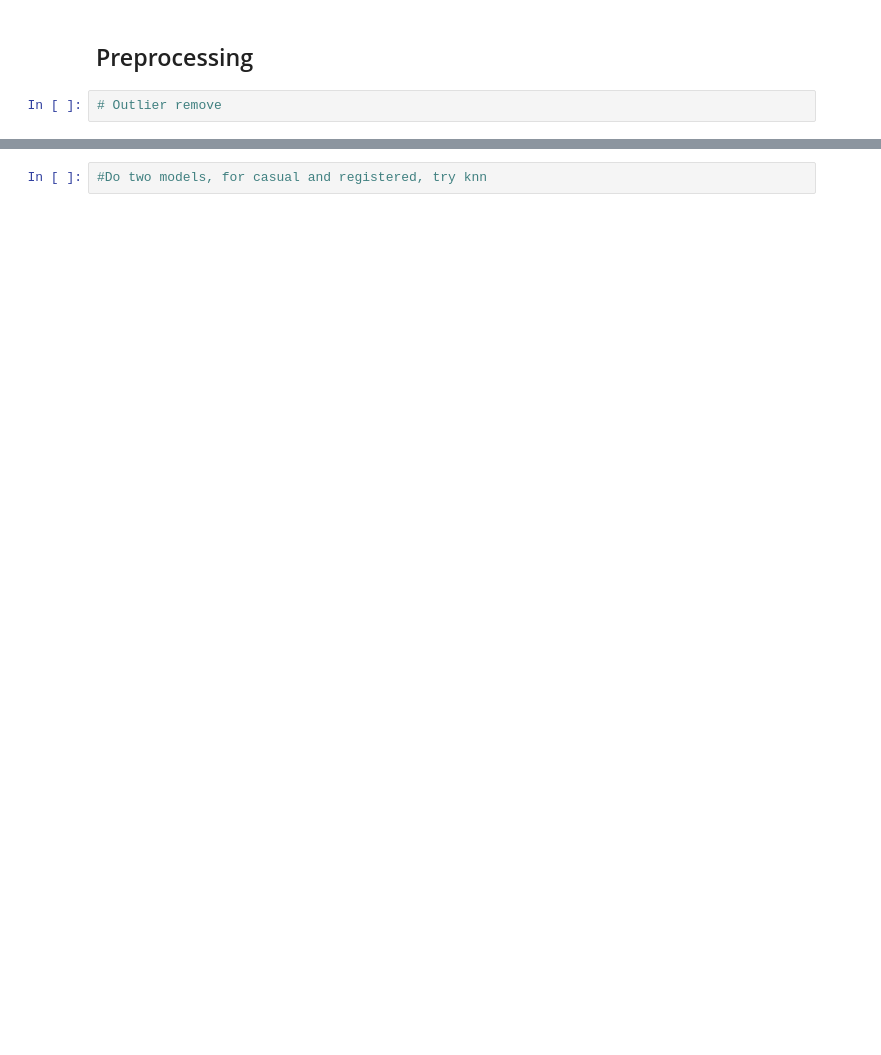
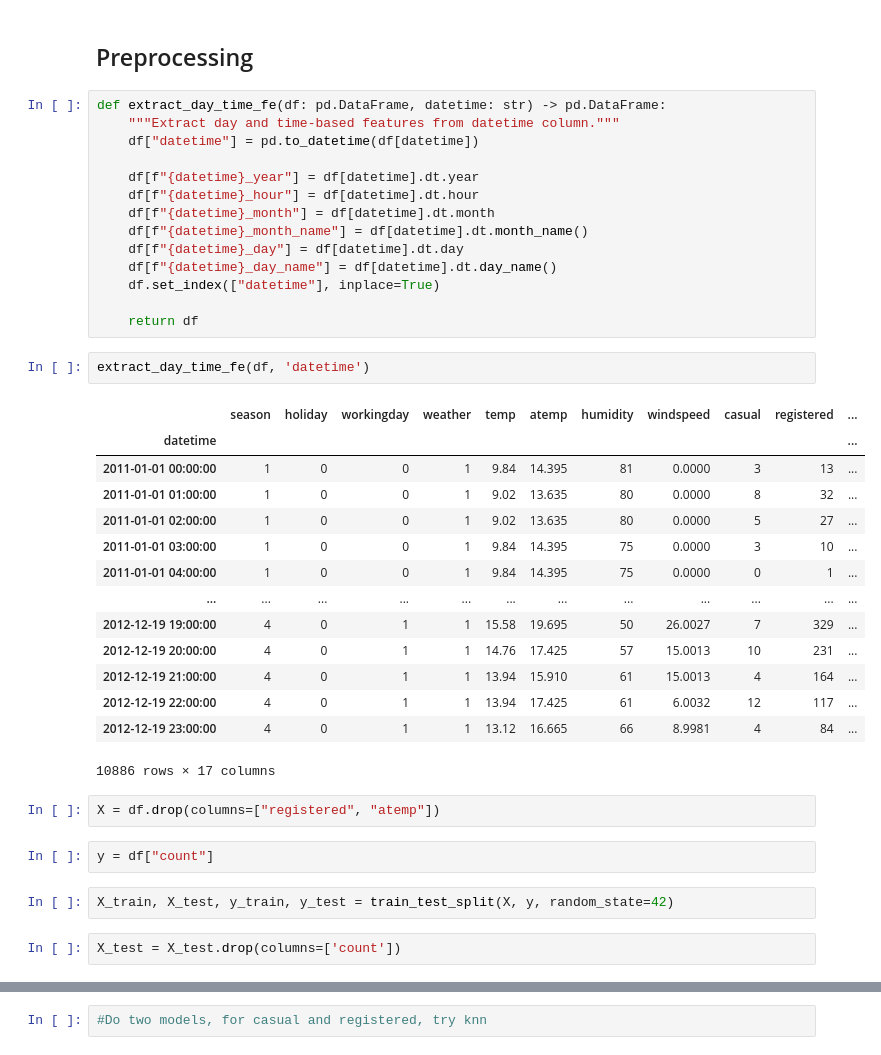
Before and after one commit to Maras13/Bike_Share_Demand, a Jupyter notebook: bikes.ipynb, the cells around one changed output, grey strips where cells are left out. Drawn from its saved outputs; the diff is of its cells as text; blank space fills up the shorter version.

```diff
--- a/bikes.ipynb
+++ b/bikes.ipynb
@@ -49,5 +65,42 @@ df=pd.read_csv('data/train.csv', parse_dates=True)
 # %% [markdown]
 ## Preprocessing
+# %%
+def extract_day_time_fe(df: pd.DataFrame, datetime: str) -> pd.DataFrame:
+    """Extract day and time-based features from datetime column."""
+    df["datetime"] = pd.to_datetime(df[datetime])
+
+    df[f"{datetime}_year"] = df[datetime].dt.year
+    df[f"{datetime}_hour"] = df[datetime].dt.hour
+    df[f"{datetime}_month"] = df[datetime].dt.month
+    df[f"{datetime}_month_name"] = df[datetime].dt.month_name()
+    df[f"{datetime}_day"] = df[datetime].dt.day
+    df[f"{datetime}_day_name"] = df[datetime].dt.day_name()
+    df.set_index(["datetime"], inplace=True)
+
+    return df
+# %%
+extract_day_time_fe(df, 'datetime')
+# %% [output]
+|  | season | holiday | workingday | weather | temp | atemp | humidity | windspeed | casual | registered | ... |
+| datetime |  |  |  |  |  |  |  |  |  |  | ... |
+| 2011-01-01 00:00:00 | 1 | 0 | 0 | 1 | 9.84 | 14.395 | 81 | 0.0000 | 3 | 13 | ... |
+| 2011-01-01 01:00:00 | 1 | 0 | 0 | 1 | 9.02 | 13.635 | 80 | 0.0000 | 8 | 32 | ... |
+| 2011-01-01 02:00:00 | 1 | 0 | 0 | 1 | 9.02 | 13.635 | 80 | 0.0000 | 5 | 27 | ... |
+| 2011-01-01 03:00:00 | 1 | 0 | 0 | 1 | 9.84 | 14.395 | 75 | 0.0000 | 3 | 10 | ... |
+| 2011-01-01 04:00:00 | 1 | 0 | 0 | 1 | 9.84 | 14.395 | 75 | 0.0000 | 0 | 1 | ... |
+| ... | ... | ... | ... | ... | ... | ... | ... | ... | ... | ... | ... |
+| 2012-12-19 19:00:00 | 4 | 0 | 1 | 1 | 15.58 | 19.695 | 50 | 26.0027 | 7 | 329 | ... |
+| 2012-12-19 20:00:00 | 4 | 0 | 1 | 1 | 14.76 | 17.425 | 57 | 15.0013 | 10 | 231 | ... |
+| 2012-12-19 21:00:00 | 4 | 0 | 1 | 1 | 13.94 | 15.910 | 61 | 15.0013 | 4 | 164 | ... |
+| 2012-12-19 22:00:00 | 4 | 0 | 1 | 1 | 13.94 | 17.425 | 61 | 6.0032 | 12 | 117 | ... |
+| 2012-12-19 23:00:00 | 4 | 0 | 1 | 1 | 13.12 | 16.665 | 66 | 8.9981 | 4 | 84 | ... |
+10886 rows × 17 columns
+# %%
+X = df.drop(columns=["registered", "atemp"])
+# %%
+y = df["count"]
+# %%
+X_train, X_test, y_train, y_test = train_test_split(X, y, random_state=42)
 # %%
-# Outlier remove
+X_test = X_test.drop(columns=['count'])
 # %%
```
Also changed, not shown: parts of 17 cells of this notebook, 4 other files.
